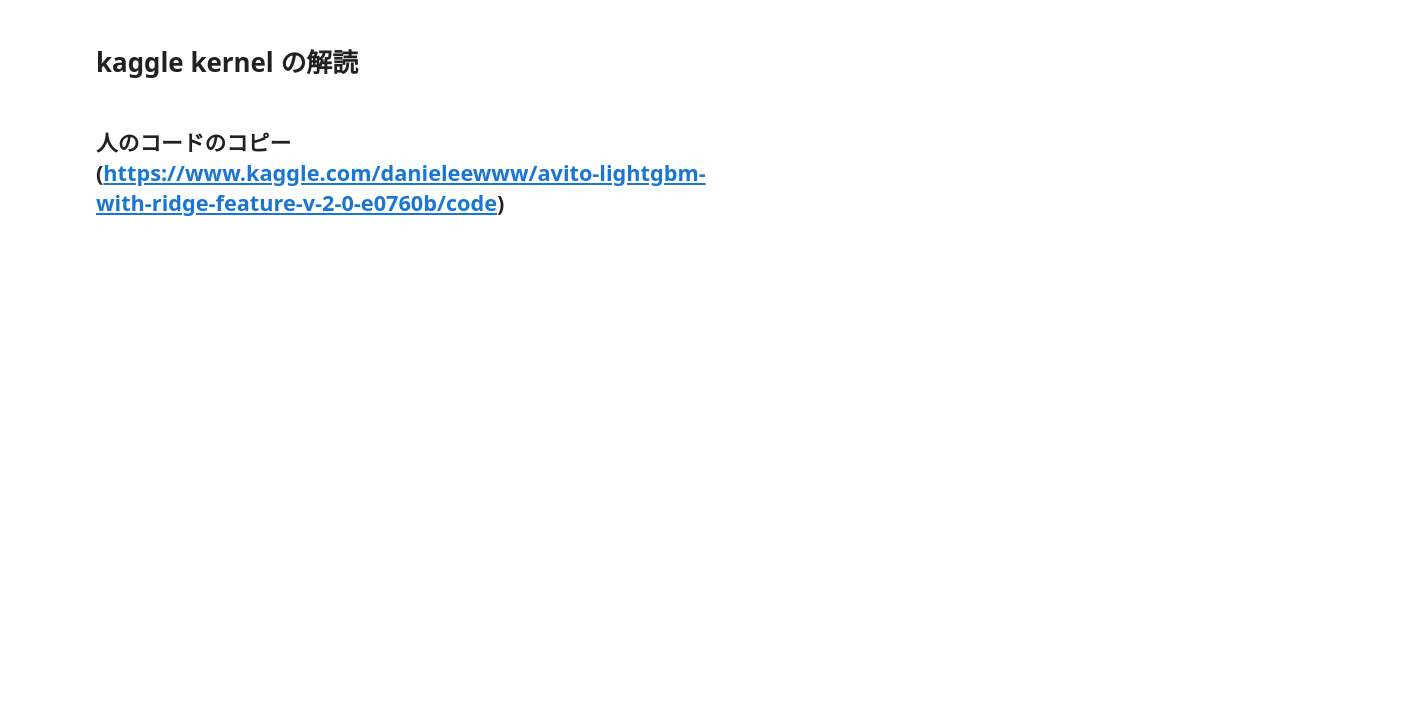
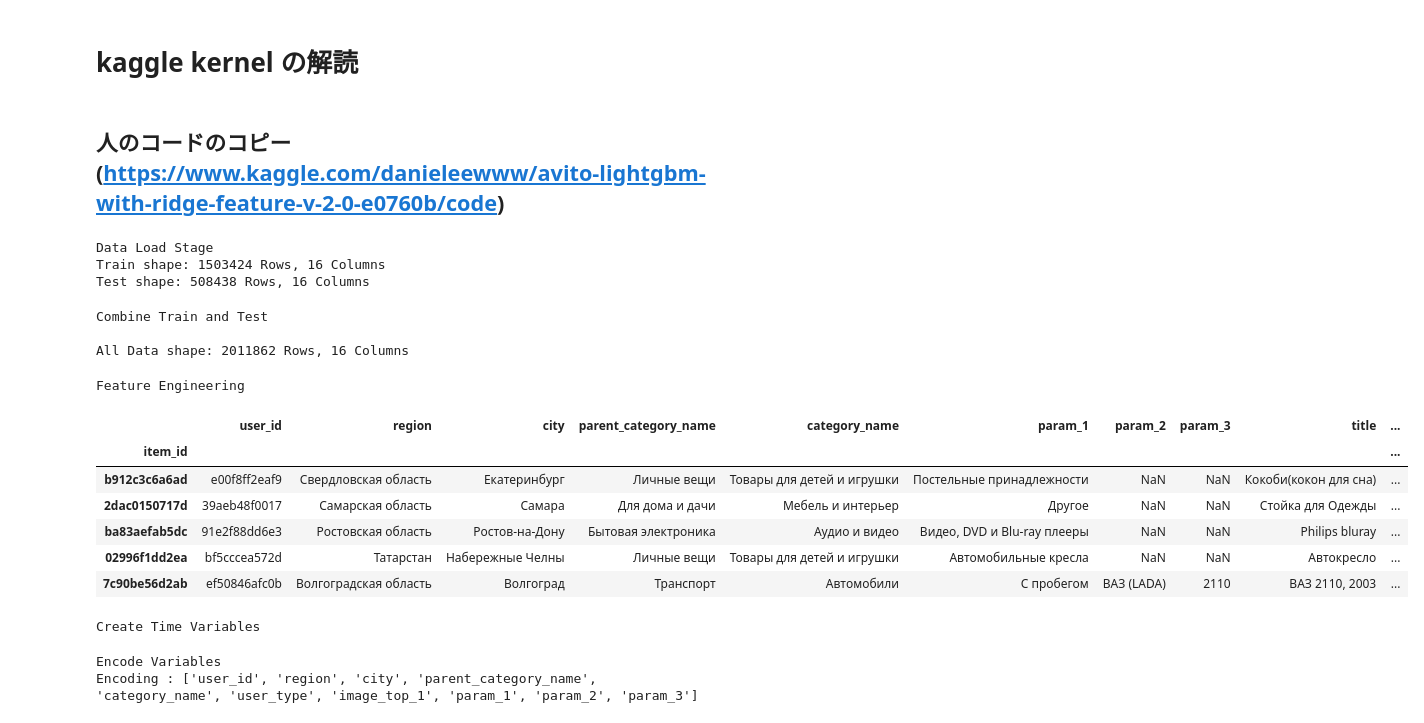
Before and after one commit to stanaya/avito, a Jupyter notebook: avito_kernel_reading.ipynb, the cells around one changed output. Saved outputs shown, nothing was run; the diff lists cells and outputs as text; code cells hidden in the pictures; blank space fills up the shorter version.

```diff
--- a/avito_kernel_reading.ipynb
+++ b/avito_kernel_reading.ipynb
@@ -93,9 +93,9 @@ def rmse(y, y0):
     return np.sqrt(np.mean(np.power((y - y0), 2)))
 # %%
 print("\nData Load Stage")
-training = pd.read_csv('train.csv', index_col = "item_id", parse_dates = ["activation_date"])
+training = pd.read_csv('/home/stanaya/.kaggle/competitions/avito-demand-prediction/train.csv', index_col = "item_id", parse_dates = ["activation_date"])
 traindex = training.index
-testing = pd.read_csv('test.csv', index_col = "item_id", parse_dates = ["activation_date"])
+testing = pd.read_csv('/home/stanaya/.kaggle/competitions/avito-demand-prediction/test.csv', index_col = "item_id", parse_dates = ["activation_date"])
 testdex = testing.index
 
 ntrain = training.shape[0]
@@ -107,14 +107,35 @@ y = training.deal_probability.copy()
 training.drop("deal_probability",axis=1, inplace=True)
 print('Train shape: {} Rows, {} Columns'.format(*training.shape))
 print('Test shape: {} Rows, {} Columns'.format(*testing.shape))
+# %% [output]
+Data Load Stage
+Train shape: 1503424 Rows, 16 Columns
+Test shape: 508438 Rows, 16 Columns
 # %%
+# 学習データとテストデータを統合
 print("Combine Train and Test")
 df = pd.concat([training,testing],axis=0)
 del training, testing
 gc.collect()
 print('\nAll Data shape: {} Rows, {} Columns'.format(*df.shape))
+# %% [output]
+Combine Train and Test
+
+All Data shape: 2011862 Rows, 16 Columns
 # %%
 print("Feature Engineering")
 df["price"] = np.log(df["price"]+0.001)
 df["price"].fillna(df.price.mean(),inplace=True)
 df["image_top_1"].fillna(-999,inplace=True)
+# %% [output]
+Feature Engineering
+# %%
+df.head()
+# %% [output]
+|  | user_id | region | city | parent_category_name | category_name | param_1 | param_2 | param_3 | title | ... |
+| item_id |  |  |  |  |  |  |  |  |  | ... |
+| b912c3c6a6ad | e00f8ff2eaf9 | Свердловская область | Екатеринбург | Личные вещи | Товары для детей и игрушки | Постельные принадлежности | NaN | NaN | Кокоби(кокон для сна) | ... |
+| 2dac0150717d | 39aeb48f0017 | Самарская область | Самара | Для дома и дачи | Мебель и интерьер | Другое | NaN | NaN | Стойка для Одежды | ... |
+| ba83aefab5dc | 91e2f88dd6e3 | Ростовская область | Ростов-на-Дону | Бытовая электроника | Аудио и видео | Видео, DVD и Blu-ray плееры | NaN | NaN | Philips bluray | ... |
+| 02996f1dd2ea | bf5cccea572d | Татарстан | Набережные Челны | Личные вещи | Товары для детей и игрушки | Автомобильные кресла | NaN | NaN | Автокресло | ... |
+| 7c90be56d2ab | ef50846afc0b | Волгоградская область | Волгоград | Транспорт | Автомобили | С пробегом | ВАЗ (LADA) | 2110 | ВАЗ 2110, 2003 | ... |
@@ -121,20 +146,29 @@ df["image_top_1"].fillna(-999,inplace=True)
 # %%
+# 曜日、週の情報を追加
 print("\nCreate Time Variables")
 df["Weekday"] = df['activation_date'].dt.weekday
 df["Weekd of Year"] = df['activation_date'].dt.week
 df["Day of Month"] = df['activation_date'].dt.day
+# %% [output]
+Create Time Variables
 # %%
 # Create Validation Index and Remove Dead Variables
+# training と validation のindexを抽出(item_id)
 training_index = df.loc[df.activation_date<=pd.to_datetime('2017-04-07')].index
 validation_index = df.loc[df.activation_date>=pd.to_datetime('2017-04-08')].index
-df.drop(["activation_date","image"],axis=1,inplace=True)
+df.drop(["activation_date","image"],axis=1,inplace=True) # imageの情報は使わない
 
+# categoricalな特徴量を抽出する
 print("\nEncode Variables")
 categorical = ["user_id","region","city","parent_category_name","category_name","user_type","image_top_1","param_1","param_2","param_3"]
 print("Encoding :",categorical)
 
 # Encoder:
+# 文字データを離散数値に変換
 lbl = preprocessing.LabelEncoder()
 for col in categorical:
     df[col].fillna('Unknown')
     df[col] = lbl.fit_transform(df[col].astype(str))
+# %% [output]
+Encode Variables
+Encoding : ['user_id', 'region', 'city', 'parent_category_name', 'category_name', 'user_type', 'image_top_1', 'param_1', 'param_2', 'param_3']
```
Also changed, not shown: parts of 22 cells of this notebook, 9 other files.
